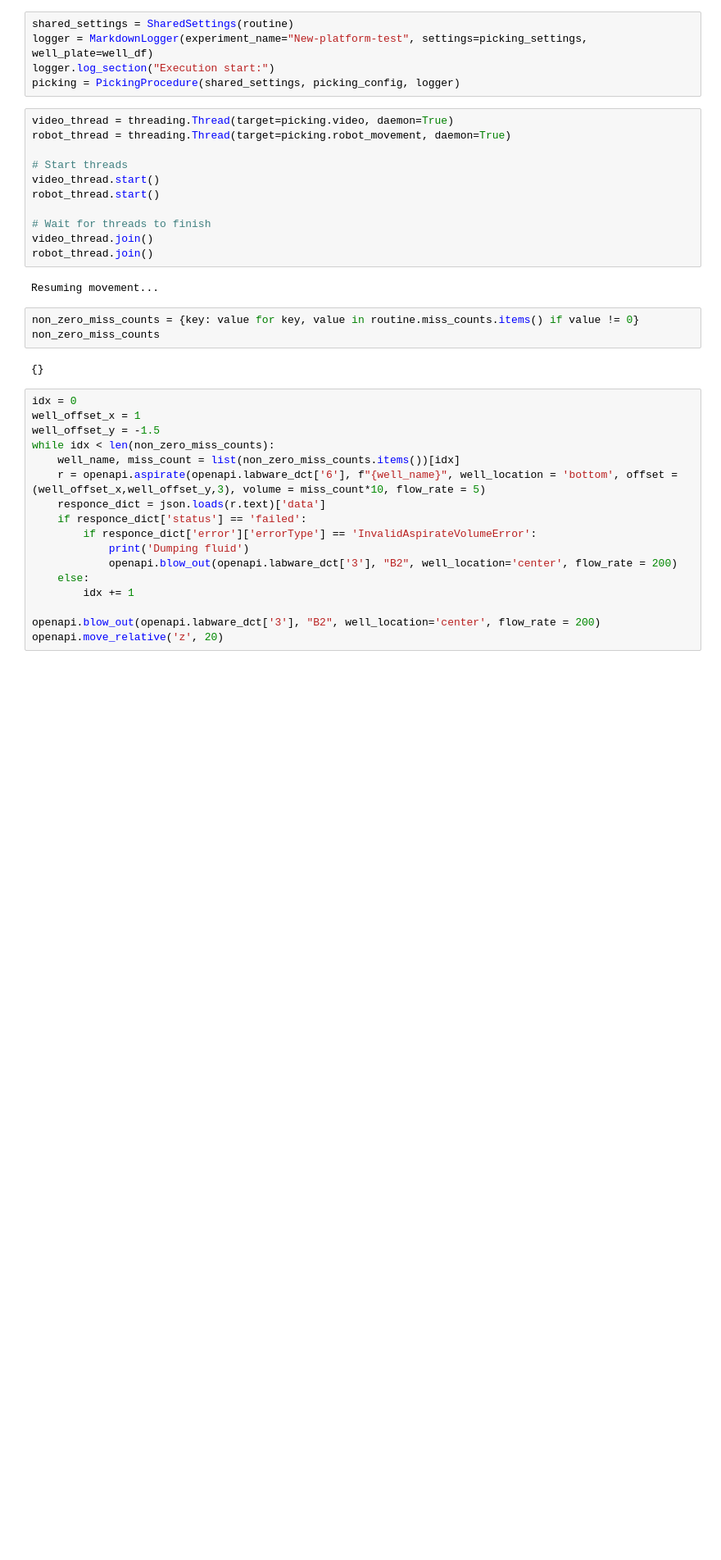
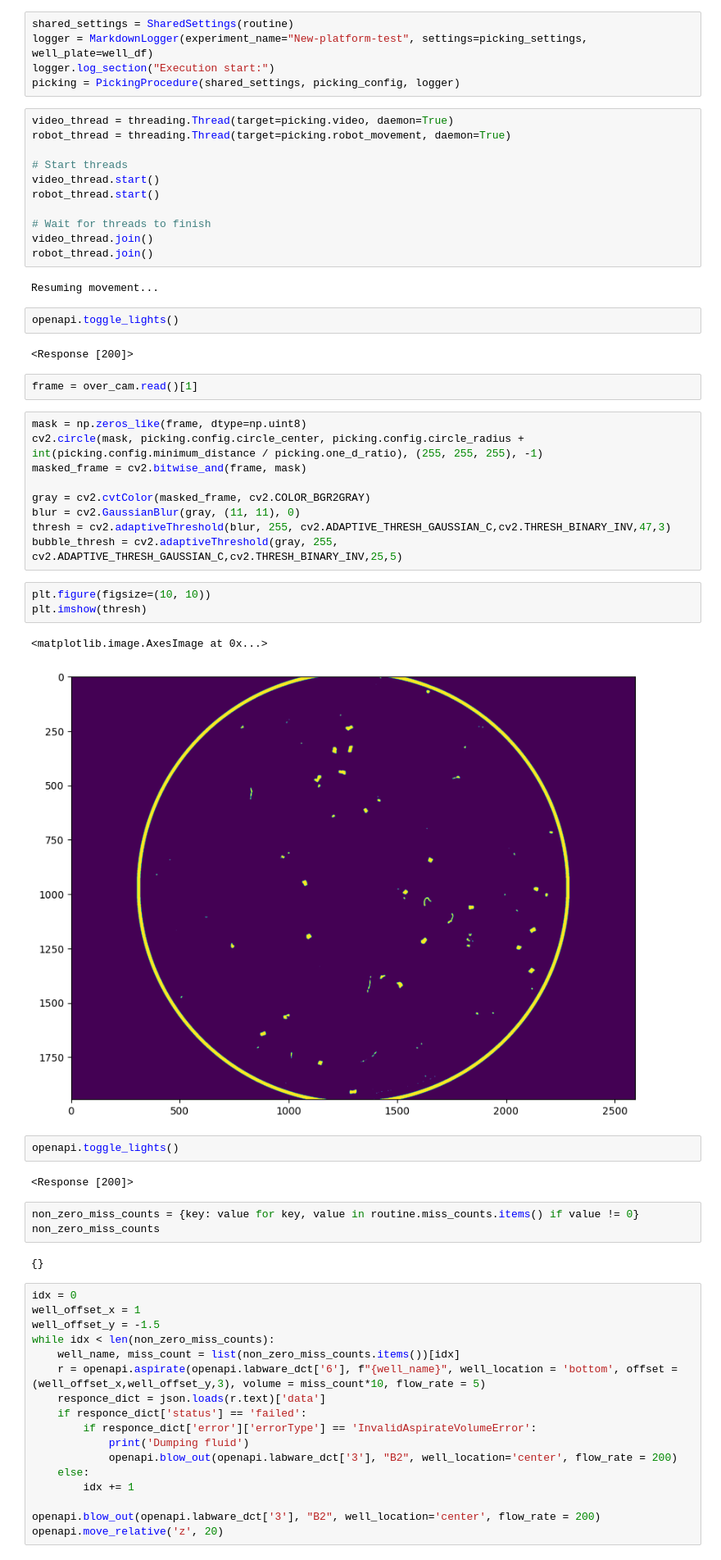
Before and after one commit to steiva/ot2-microtissue-manipulator, a Jupyter notebook: notebooks/calibration_test.ipynb, the cells around one changed output. Shown at 82% size. Drawn from its saved outputs; the diff is of its cells as text; blank space fills up the shorter version.

```diff
--- a/notebooks/calibration_test.ipynb
+++ b/notebooks/calibration_test.ipynb
@@ -3779,6 +3955,31 @@ video_thread.join()
 robot_thread.join()
 # %% [output]
 Resuming movement...
+# %%
+openapi.toggle_lights()
+# %% [output]
+<Response [200]>
+# %%
+frame = over_cam.read()[1]
+# %%
+mask = np.zeros_like(frame, dtype=np.uint8)
+cv2.circle(mask, picking.config.circle_center, picking.config.circle_radius + int(picking.config.minimum_distance / picking.one_d_ratio), (255, 255, 255), -1)
+masked_frame = cv2.bitwise_and(frame, mask)
+
+gray = cv2.cvtColor(masked_frame, cv2.COLOR_BGR2GRAY)
+blur = cv2.GaussianBlur(gray, (11, 11), 0)
+thresh = cv2.adaptiveThreshold(blur, 255, cv2.ADAPTIVE_THRESH_GAUSSIAN_C,cv2.THRESH_BINARY_INV,47,3)
+bubble_thresh = cv2.adaptiveThreshold(gray, 255, cv2.ADAPTIVE_THRESH_GAUSSIAN_C,cv2.THRESH_BINARY_INV,25,5)
+# %%
+plt.figure(figsize=(10, 10))
+plt.imshow(thresh)
+# %% [output]
+<matplotlib.image.AxesImage at 0x...>
+[figure, added]
+# %%
+openapi.toggle_lights()
+# %% [output]
+<Response [200]>
 # %%
 non_zero_miss_counts = {key: value for key, value in routine.miss_counts.items() if value != 0}
 non_zero_miss_counts
```
Also changed, not shown: parts of 53 cells of this notebook.
